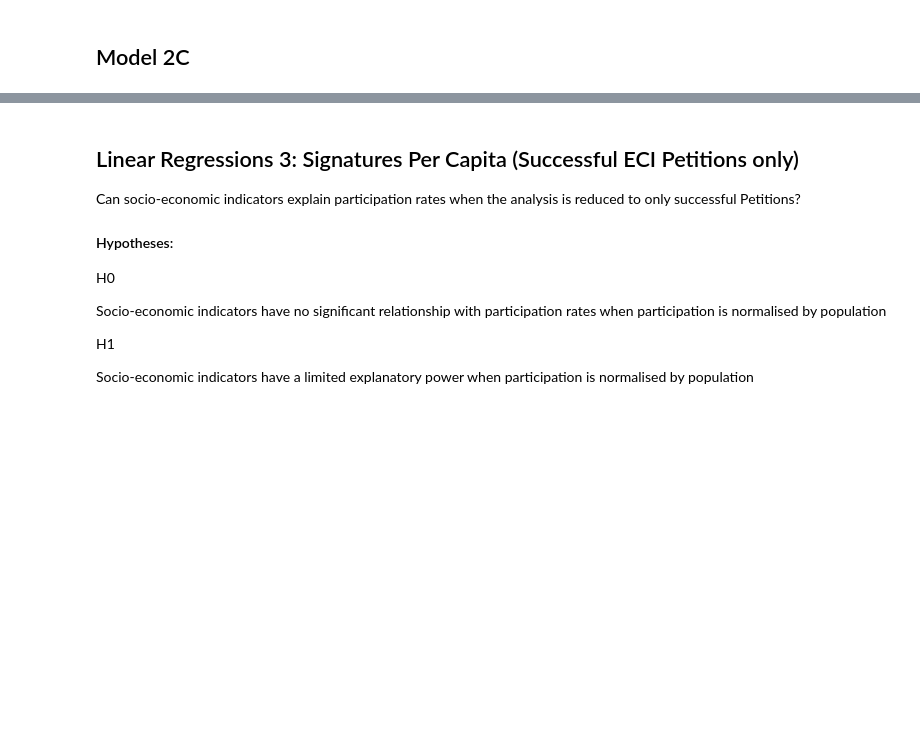
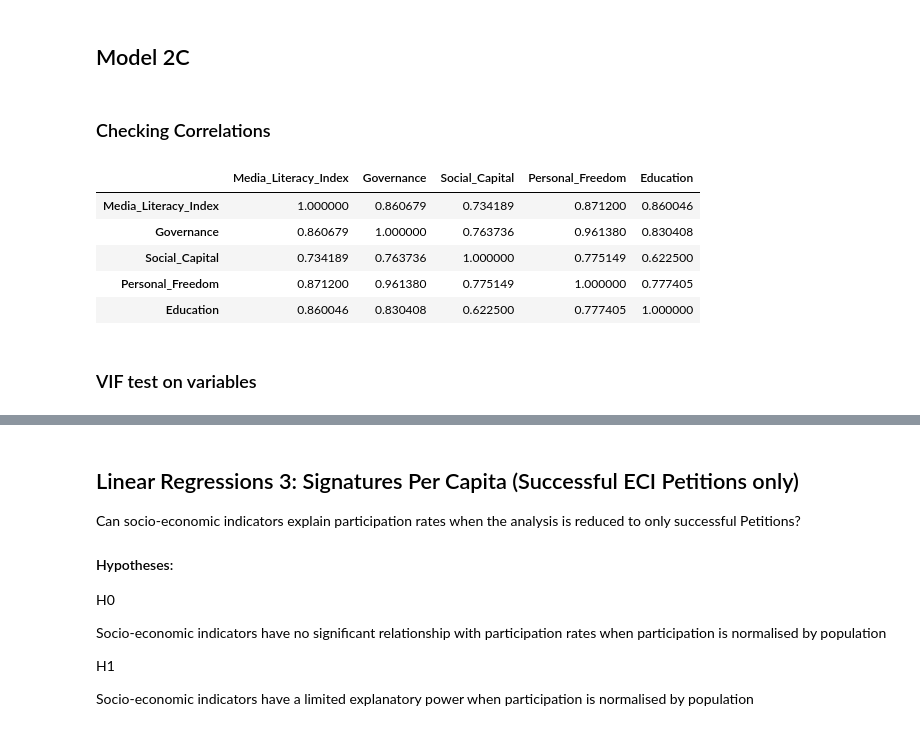
Before and after one commit to Matthew-Riddell/MSc-Dissertation, a Jupyter notebook: notebooks/08-linear-regressions.ipynb, the cells around one changed output, grey strips where cells are left out. Saved outputs shown, nothing was run; the diff lists cells and outputs as text; code cells hidden in the pictures; blank space fills up the shorter version.

```diff
--- a/notebooks/08-linear-regressions.ipynb
+++ b/notebooks/08-linear-regressions.ipynb
@@ -601,3 +669,16 @@ X = master[
 ]
 
 y = master["Signatures_Per_Capita"]
+# %% [markdown]
+### Checking Correlations
+# %%
+X.corr(method="spearman")
+# %% [output]
+|  | Media_Literacy_Index | Governance | Social_Capital | Personal_Freedom | Education |
+| Media_Literacy_Index | 1.000000 | 0.860679 | 0.734189 | 0.871200 | 0.860046 |
+| Governance | 0.860679 | 1.000000 | 0.763736 | 0.961380 | 0.830408 |
+| Social_Capital | 0.734189 | 0.763736 | 1.000000 | 0.775149 | 0.622500 |
+| Personal_Freedom | 0.871200 | 0.961380 | 0.775149 | 1.000000 | 0.777405 |
+| Education | 0.860046 | 0.830408 | 0.622500 | 0.777405 | 1.000000 |
+# %% [markdown]
+### VIF test on variables
```
Also changed, not shown: parts of 24 cells of this notebook.
